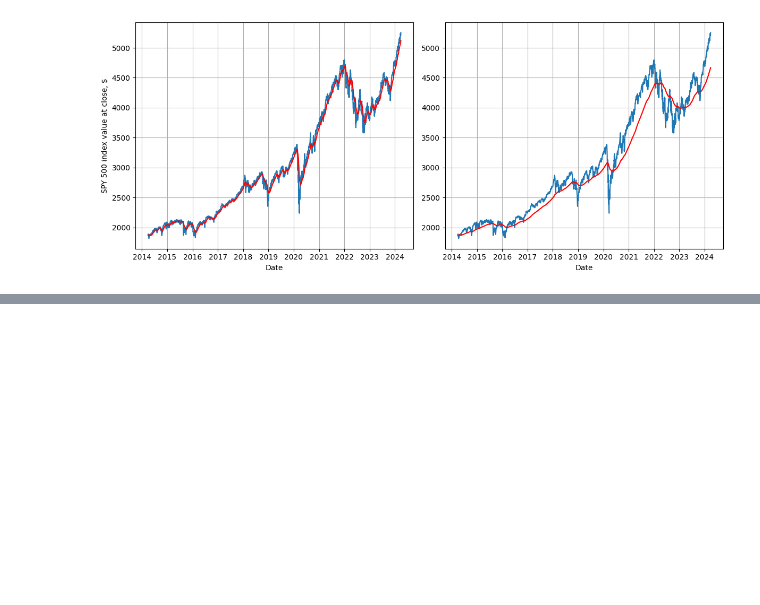
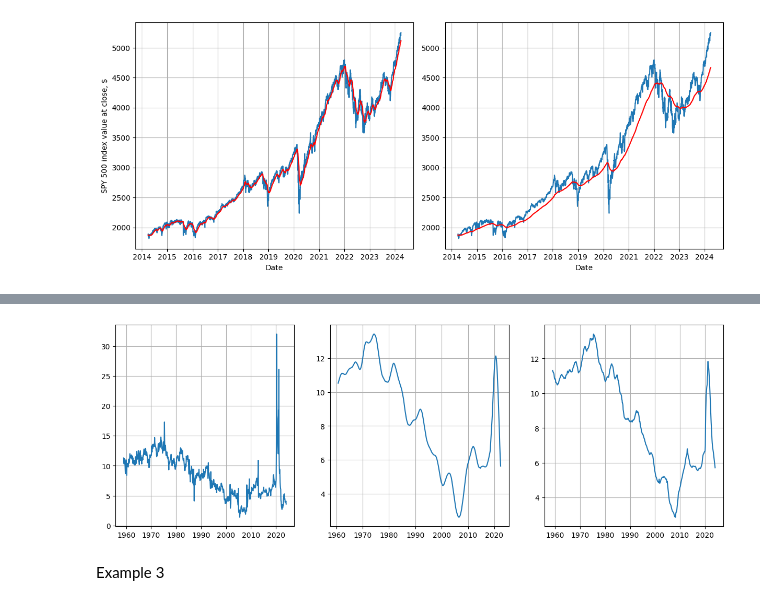
Before and after one commit to KazysV/sap, a Jupyter notebook: main.ipynb, the cells around one changed output, grey strips where cells are left out. Drawn from its saved outputs; the diff is of its cells as text; code cells hidden in the pictures; blank space fills up the shorter version.

```diff
--- a/main.ipynb
+++ b/main.ipynb
@@ -430,0 +454,21 @@ plt.show()
+# %%
+df2 = pd.read_csv('data5.csv')
+df2['DATE'] = pd.to_datetime(df2['DATE'])
+df2['WMA'] = weighted_moving_average(df2['PSAVERT'].values, L = 5, K = 20)
+df2['EMA'] = exponential_moving_average(df2['PSAVERT'].values, alpha = 0.05)
+# %%
+fig,(ax1,ax2,ax3) = plt.subplots(1,3,figsize=(15,5))
+ax1.grid(True)
+ax2.grid(True)
+ax3.grid(True)
+
+
+
+ax1.plot(df2['DATE'],df2['PSAVERT'])
+ax2.plot(df2['DATE'],df2['WMA'])
+ax3.plot(df2['DATE'],df2['EMA'])
+plt.savefig('report/images/PSAVERT.png')
+# %% [output]
+[figure, added]
+# %% [markdown]
+Example 3
```
Also changed, not shown: parts of 13 cells of this notebook, 19 other files.
